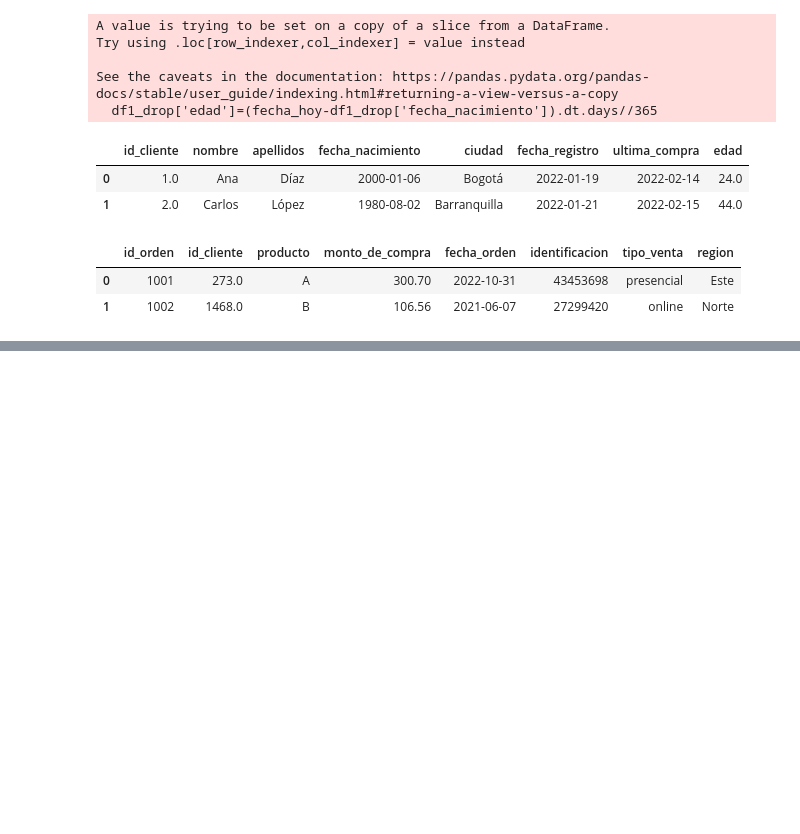
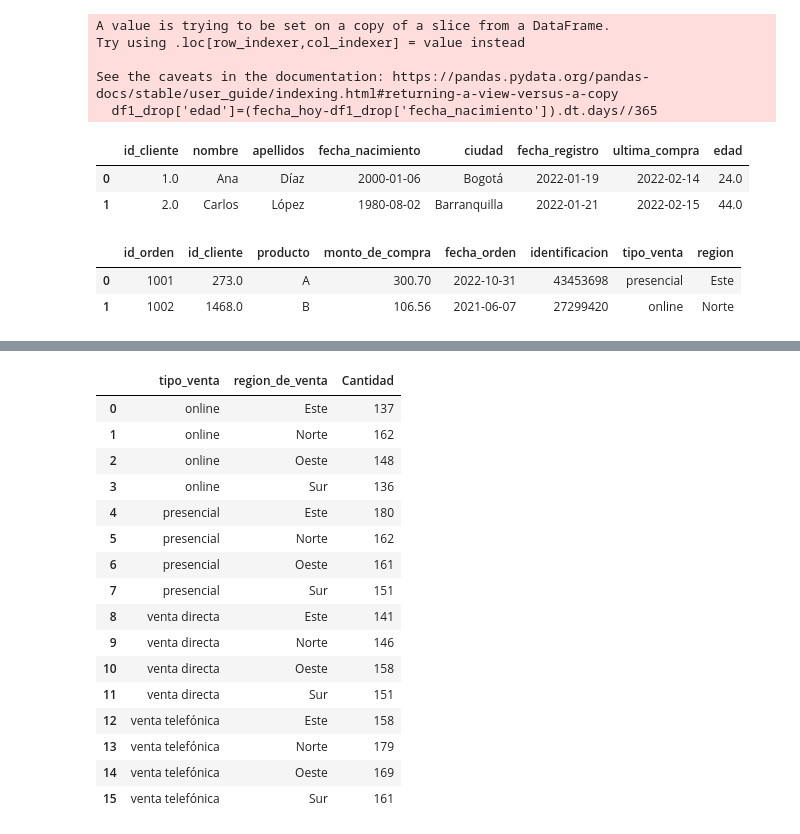
Before and after one commit to Juanesalamanca/INTRODUCCION, a Jupyter notebook: DatosExcel/Procesamiento de datos.ipynb, the cells around one changed output, grey strips where cells are left out. Cells and saved outputs as stored; diff of their text form; code cells hidden in the pictures; blank space fills up the shorter version.

```diff
--- a/DatosExcel/Procesamiento de datos.ipynb
+++ b/DatosExcel/Procesamiento de datos.ipynb
@@ -441,0 +480,21 @@ df2_drop.head(2)
+# %%
+grupo=df3_drop.groupby(['tipo_venta','region_de_venta']).size().reset_index(name='Cantidad')
+grupo
+# %% [output]
+|  | tipo_venta | region_de_venta | Cantidad |
+| 0 | online | Este | 137 |
+| 1 | online | Norte | 162 |
+| 2 | online | Oeste | 148 |
+| 3 | online | Sur | 136 |
+| 4 | presencial | Este | 180 |
+| 5 | presencial | Norte | 162 |
+| 6 | presencial | Oeste | 161 |
+| 7 | presencial | Sur | 151 |
+| 8 | venta directa | Este | 141 |
+| 9 | venta directa | Norte | 146 |
+| 10 | venta directa | Oeste | 158 |
+| 11 | venta directa | Sur | 151 |
+| 12 | venta telefónica | Este | 158 |
+| 13 | venta telefónica | Norte | 179 |
+| 14 | venta telefónica | Oeste | 169 |
+| 15 | venta telefónica | Sur | 161 |
```
Also changed, not shown: parts of 4 cells of this notebook.
